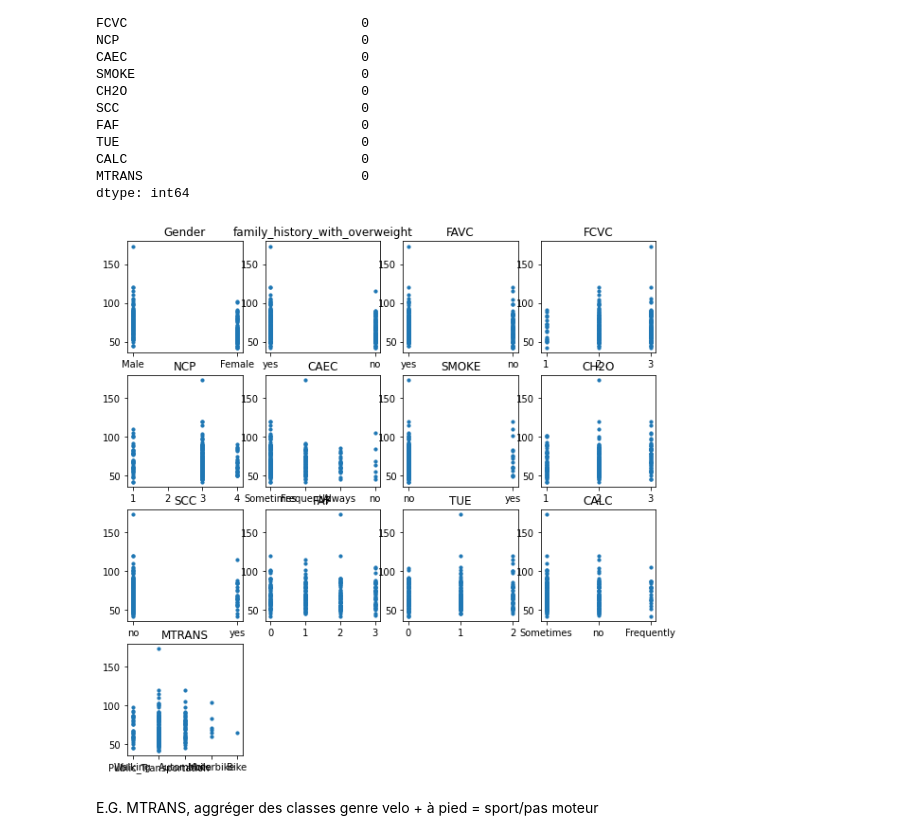
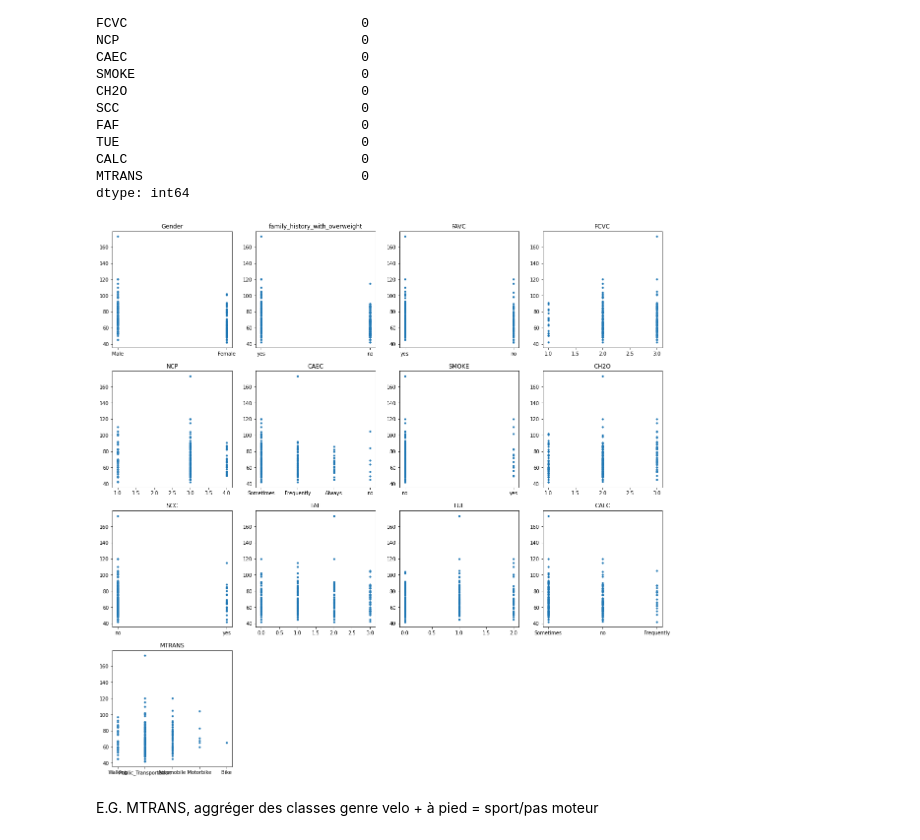
Before and after one commit to SimonLegendrre/LELEC2870_ML_Project1, a Jupyter notebook: project_arthur.ipynb, the cells around one changed output. Saved outputs shown, nothing was run; the diff lists cells and outputs as text; code cells hidden in the pictures.

```diff
--- a/project_arthur.ipynb
+++ b/project_arthur.ipynb
@@ -184,19 +203,19 @@ dtype: int64
 # %%
 var_names = ['Gender', 'family_history_with_overweight', 'FAVC', 'FCVC', 'NCP',
 'CAEC', 'SMOKE', 'CH2O', 'SCC', 'FAF', 'TUE', 'CALC', 'MTRANS']
 n_feats = len(var_names)
 # 15 features
 
 for i, var in enumerate(var_names):
     plt.subplot((n_feats//4+1), 4, i+1)
     plt.scatter(X_1[var], y_1, s=10)
     plt.title(var_names[i])
 
-plt.rcParams['figure.figsize'] = (20, 20)
+plt.rcParams['figure.figsize'] = (25, 25)
 plt.tight_layout
 plt.show()
 # %% [output]
-[figure, old version]
+[figure, new version]
 # %% [markdown]
 E.G. MTRANS, aggréger des classes genre velo + à pied = sport/pas moteur
 # %% [markdown]
```
Also changed, not shown: parts of 14 cells of this notebook, 3 other files.
